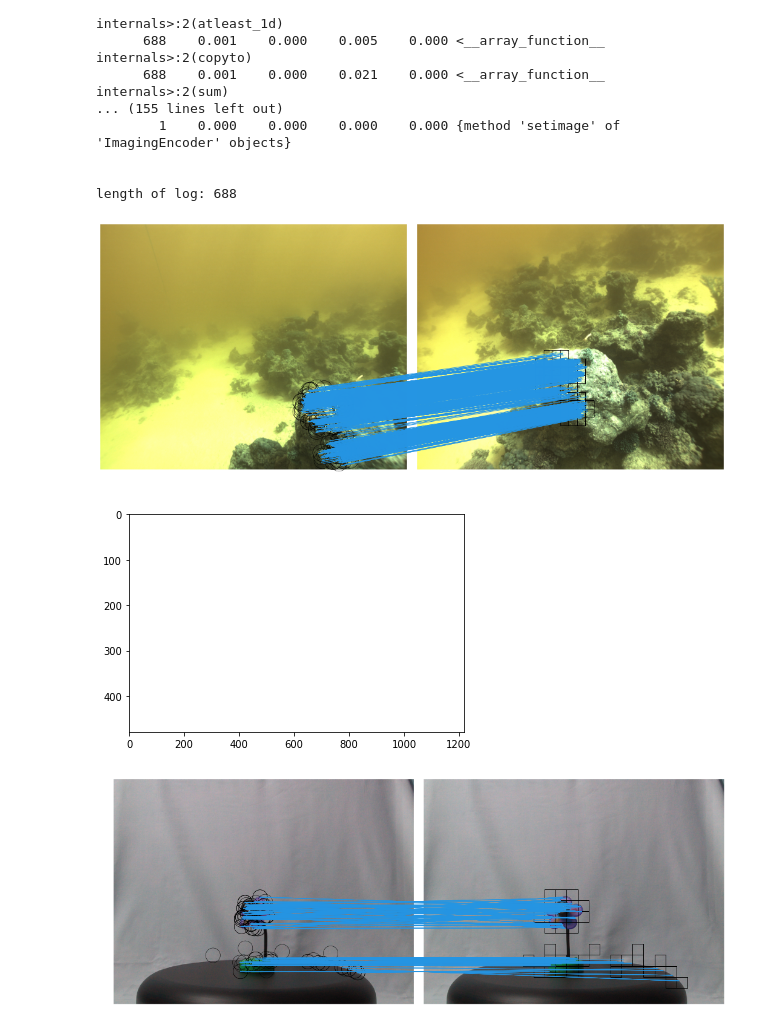
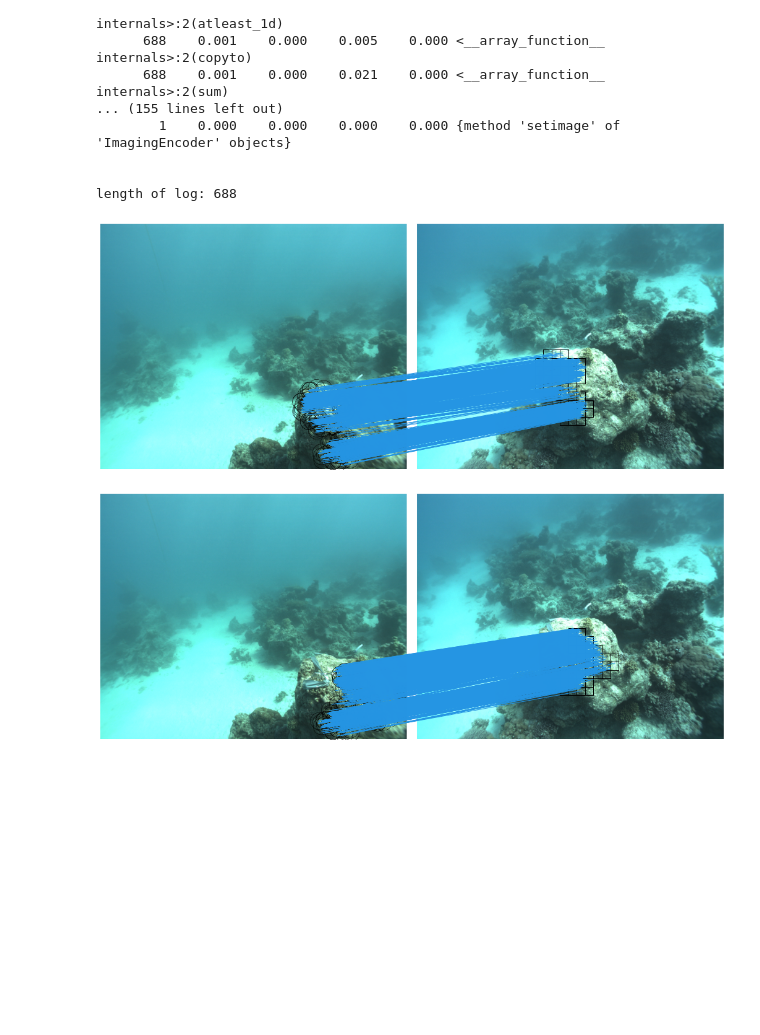
Before and after one commit to alien19/Fast-Match, a Jupyter notebook: Fast Matching.ipynb, the cells around one changed output. Cells and saved outputs as stored; diff of their text form; code cells hidden in the pictures; blank space fills up the shorter version.

Commit message:
modified images visualization

```diff
--- a/Fast Matching.ipynb
+++ b/Fast Matching.ipynb
@@ -105,11 +105,10 @@ Matches time: 0.0 secs.
 
 length of log: 688
 # %%
-figures.visualize_log(log, query_img, target_img, stop_at =  100)
+figures.visualize_log(log, query_img[:,:,::-1], target_img[:,:,::-1], stop_at =  100)
 # %% [output]
-[figure, old version]
+[figure, new version]
-[figure, removed]
 # %%
-figures.visualize_log(log2, query_img, target_img, stop_at = 100)
+figures.visualize_log(log2, query_img[:,:,::-1], target_img[:,:,::-1], stop_at = 100)
 # %% [output]
-[figure, old version]
+[figure, new version]
```
